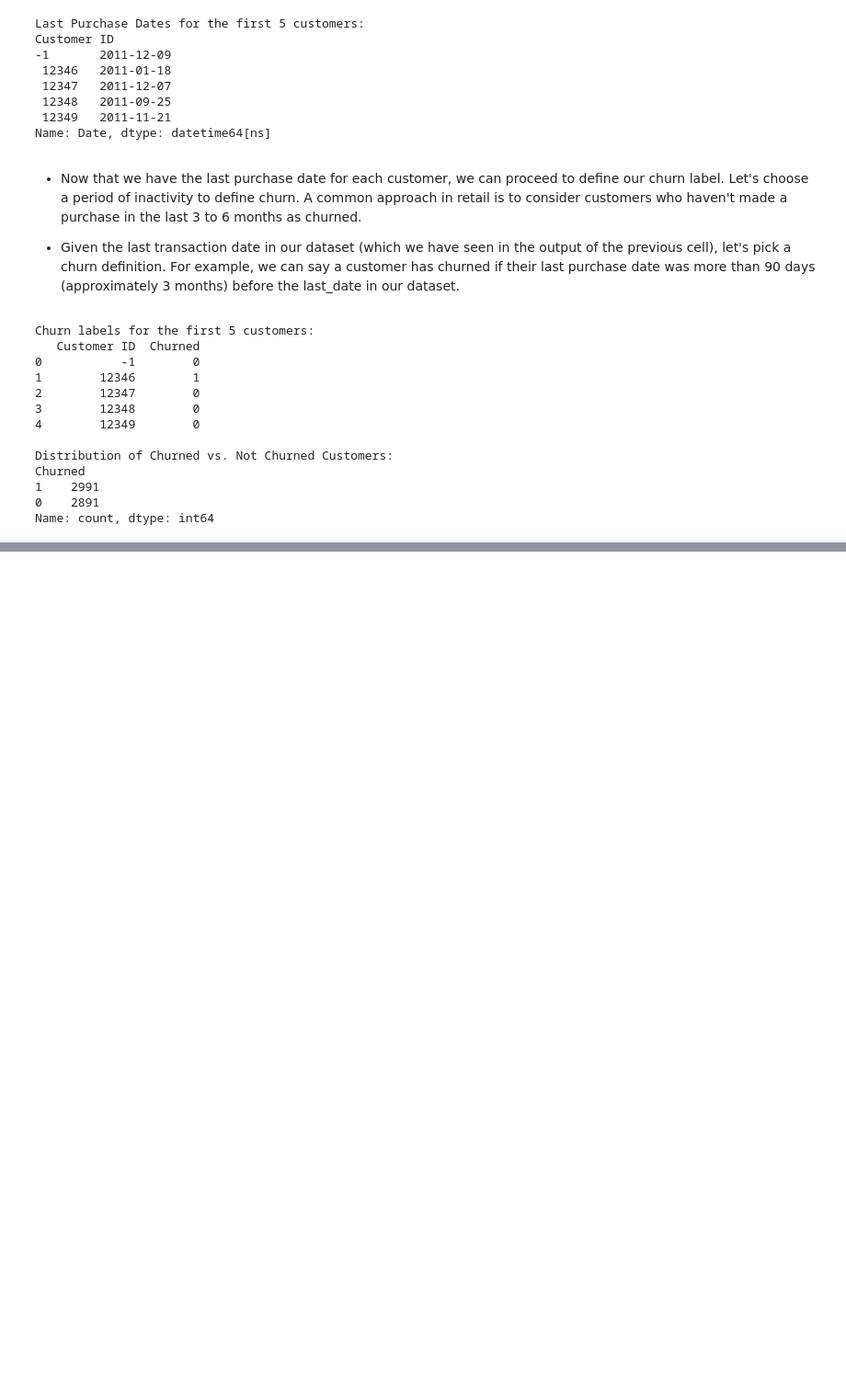
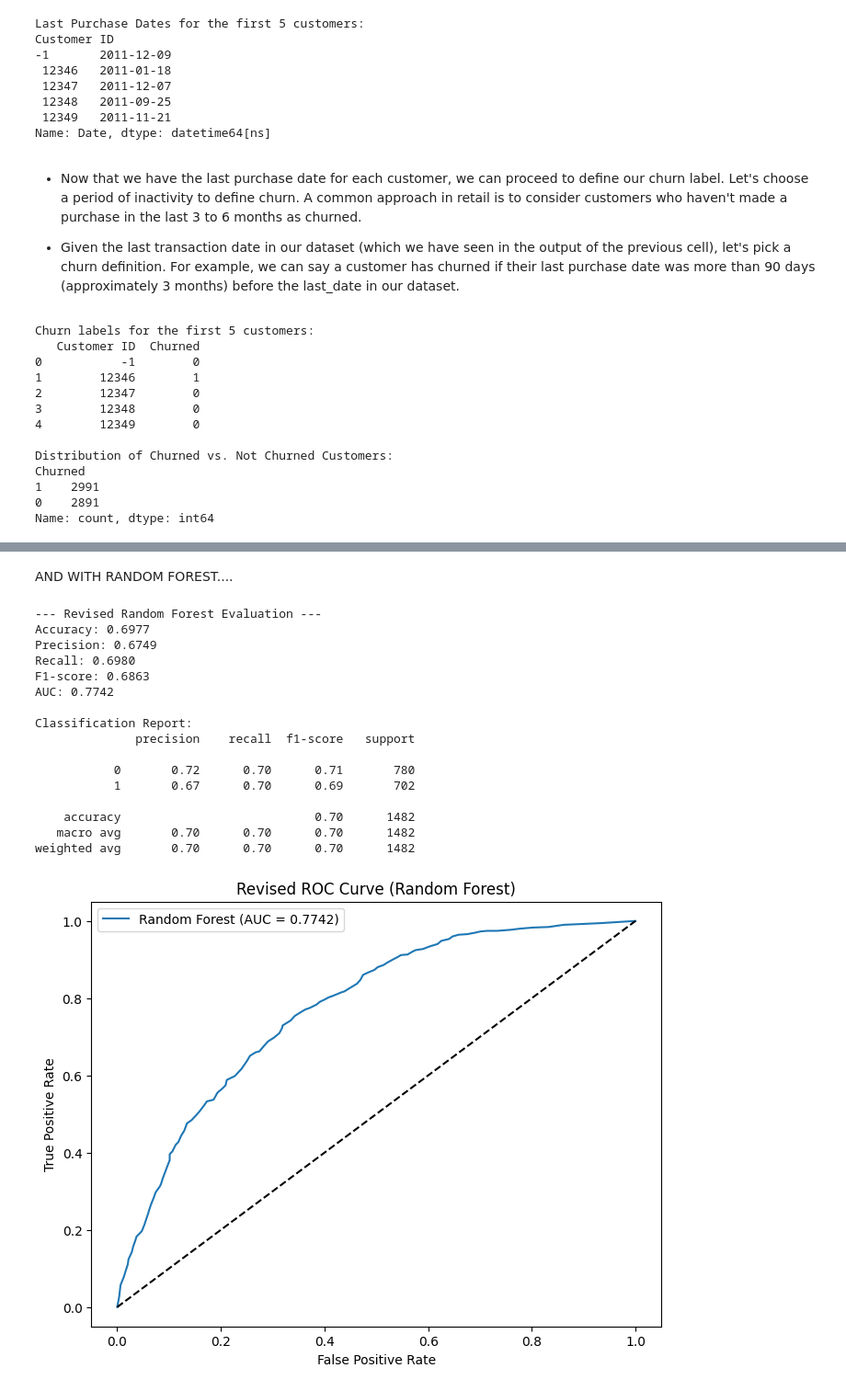
Before and after one commit to chirongaA/dataanalytics, a Jupyter notebook: mining.ipynb, the cells around one changed output, grey strips where cells are left out. Shown: that part at 92% size. Drawn from its saved outputs; the diff is of its cells as text; code cells hidden in the pictures; blank space fills up the shorter version.

```diff
--- a/mining.ipynb
+++ b/mining.ipynb
@@ -804,0 +1212,56 @@ The distribution of the two classes has values that are really close and this is
+# %% [markdown]
+AND WITH RANDOM FOREST....
+# %%
+# Initialize and train the Random Forest model
+rf_model_revised = RandomForestClassifier(random_state=42)
+rf_model_revised.fit(X_train_scaled_revised, y_train_revised)
+
+# Make predictions on the revised test set
+y_pred_rf_revised = rf_model_revised.predict(X_test_scaled_revised)
+y_prob_rf_revised = rf_model_revised.predict_proba(X_test_scaled_revised)[:, 1]
+
+# Calculate and print evaluation metrics
+accuracy_rf_revised = accuracy_score(y_test_revised, y_pred_rf_revised)
+precision_rf_revised = precision_score(y_test_revised, y_pred_rf_revised)
+recall_rf_revised = recall_score(y_test_revised, y_pred_rf_revised)
+f1_rf_revised = f1_score(y_test_revised, y_pred_rf_revised)
+auc_rf_revised = roc_auc_score(y_test_revised, y_prob_rf_revised)
+
+print("--- Revised Random Forest Evaluation ---")
+print(f"Accuracy: {accuracy_rf_revised:.4f}")
+print(f"Precision: {precision_rf_revised:.4f}")
+print(f"Recall: {recall_rf_revised:.4f}")
+print(f"F1-score: {f1_rf_revised:.4f}")
+print(f"AUC: {auc_rf_revised:.4f}")
+
+print("\nClassification Report:")
+print(classification_report(y_test_revised, y_pred_rf_revised))
+
+# Plot ROC Curve
+fpr_rf_revised, tpr_rf_revised, thresholds_rf_revised = roc_curve(y_test_revised, y_prob_rf_revised)
+plt.figure(figsize=(8, 6))
+plt.plot(fpr_rf_revised, tpr_rf_revised, label=f'Random Forest (AUC = {auc_rf_revised:.4f})')
+plt.plot([0, 1], [0, 1], 'k--')
+plt.xlabel('False Positive Rate')
+plt.ylabel('True Positive Rate')
+plt.title('Revised ROC Curve (Random Forest)')
+plt.legend()
+plt.show()
+# %% [output]
+--- Revised Random Forest Evaluation ---
+Accuracy: 0.6977
+Precision: 0.6749
+Recall: 0.6980
+F1-score: 0.6863
+AUC: 0.7742
+
+Classification Report:
+              precision    recall  f1-score   support
+
+           0       0.72      0.70      0.71       780
+           1       0.67      0.70      0.69       702
+
+    accuracy                           0.70      1482
+   macro avg       0.70      0.70      0.70      1482
+weighted avg       0.70      0.70      0.70      1482
+[figure, added]
```
Also changed, not shown: parts of 22 cells of this notebook.
